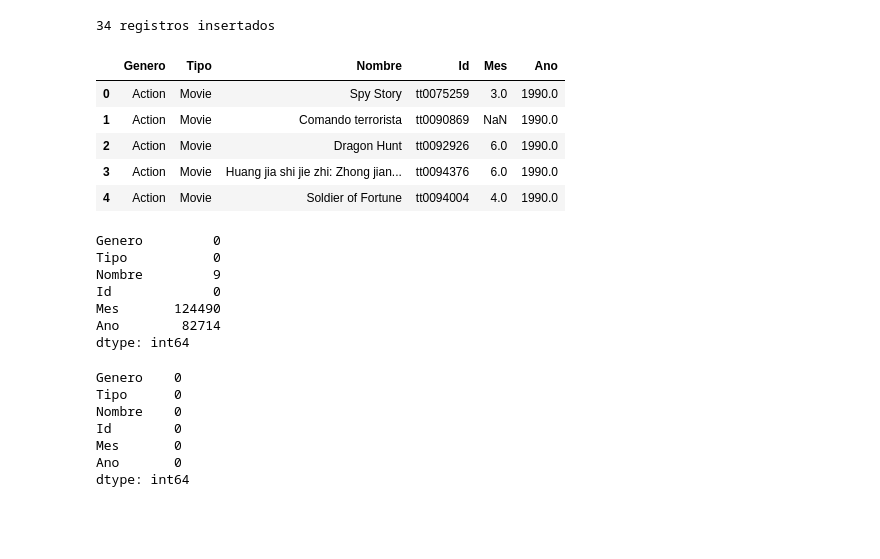
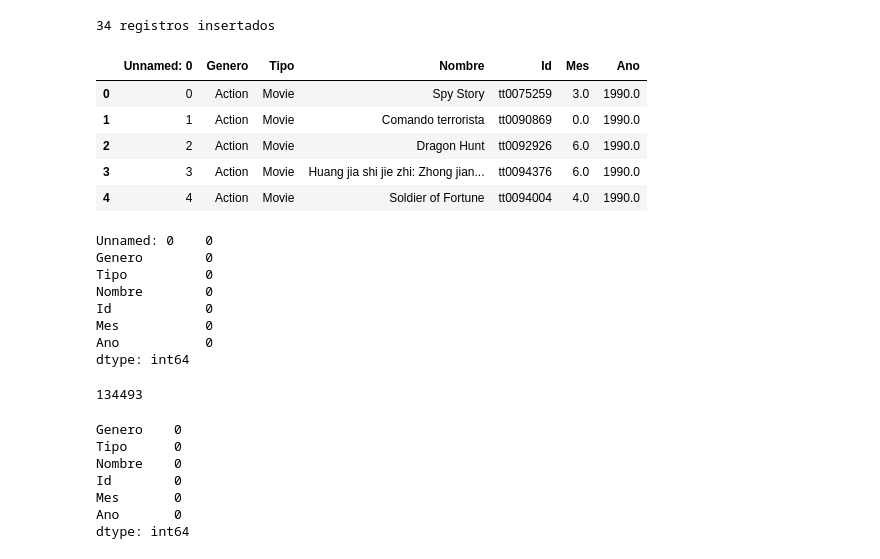
Before and after one commit to Adalab/proyecto-da-promo-F-modulo2-team2, a Jupyter notebook: 0.1.meter_datos_a_SQL.ipynb, the cells around one changed output. Cells and saved outputs as stored; diff of their text form; code cells hidden in the pictures; blank space fills up the shorter version.

```diff
--- a/0.1.meter_datos_a_SQL.ipynb
+++ b/0.1.meter_datos_a_SQL.ipynb
@@ -62,25 +80,30 @@ except:
 # %%
 import openpyxl
 # %%
-df_master = pd.read_excel("0.TODO_GENEROS_PELIS_1990_2023.xlsx")
+df_master = pd.read_csv("0.TODO_GENEROS_PELIS_1990_2023_copy.csv")
 df_master.head()
 # %% [output]
-|  | Genero | Tipo | Nombre | Id | Mes | Ano |
-| 0 | Action | Movie | Spy Story | tt0075259 | 3.0 | 1990.0 |
-| 1 | Action | Movie | Comando terrorista | tt0090869 | NaN | 1990.0 |
-| 2 | Action | Movie | Dragon Hunt | tt0092926 | 6.0 | 1990.0 |
-| 3 | Action | Movie | Huang jia shi jie zhi: Zhong jian... | tt0094376 | 6.0 | 1990.0 |
-| 4 | Action | Movie | Soldier of Fortune | tt0094004 | 4.0 | 1990.0 |
+|  | Unnamed: 0 | Genero | Tipo | Nombre | Id | Mes | Ano |
+| 0 | 0 | Action | Movie | Spy Story | tt0075259 | 3.0 | 1990.0 |
+| 1 | 1 | Action | Movie | Comando terrorista | tt0090869 | 0.0 | 1990.0 |
+| 2 | 2 | Action | Movie | Dragon Hunt | tt0092926 | 6.0 | 1990.0 |
+| 3 | 3 | Action | Movie | Huang jia shi jie zhi: Zhong jian... | tt0094376 | 6.0 | 1990.0 |
+| 4 | 4 | Action | Movie | Soldier of Fortune | tt0094004 | 4.0 | 1990.0 |
 # %%
 df_master.isna().sum()
 # %% [output]
-Genero         0
-Tipo           0
-Nombre         9
-Id             0
-Mes       124490
-Ano        82714
+Unnamed: 0    0
+Genero        0
+Tipo          0
+Nombre        0
+Id            0
+Mes           0
+Ano           0
 dtype: int64
+# %%
+df_master.duplicated("Id").sum()
+# %% [output]
+134493
 # %%
 df_master.fillna(0, inplace= True)
 # %%
```
Also changed, not shown: parts of 5 cells of this notebook, 5 other files.
